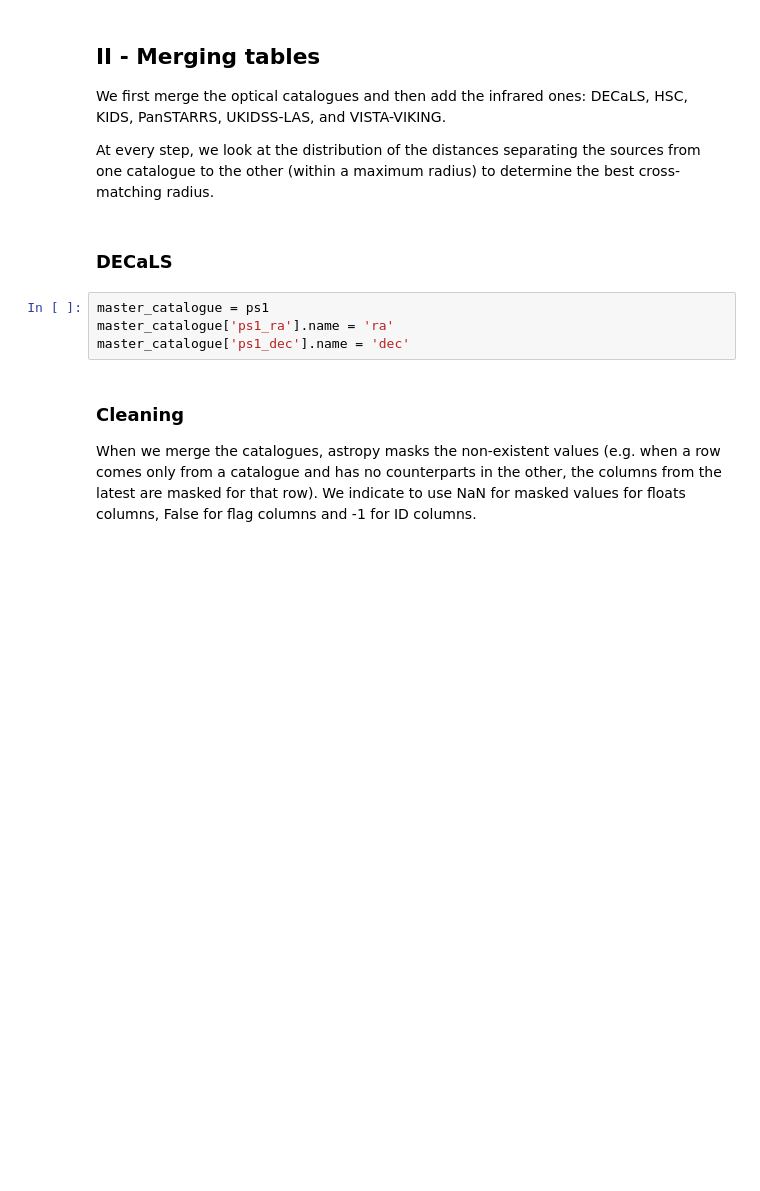
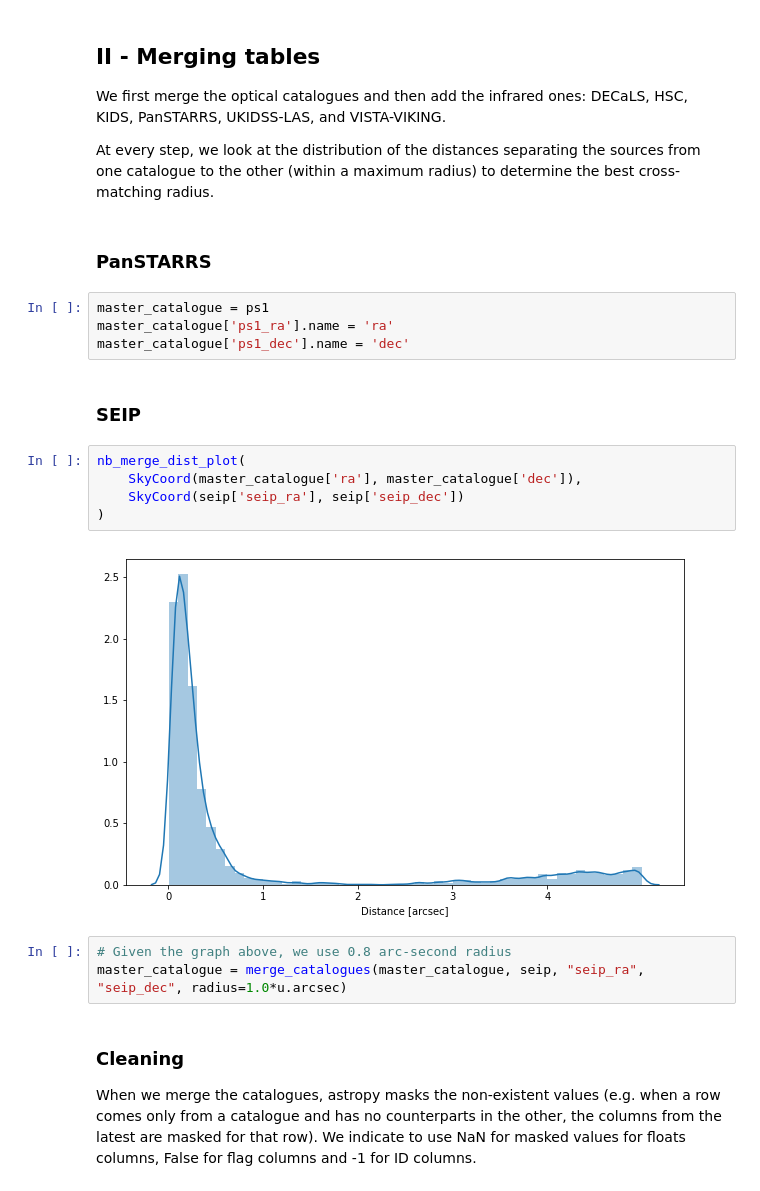
Before and after one commit to H-E-L-P/dmu_products, a Jupyter notebook: dmu1/dmu1_ml_SPIRE-NEP/2_Merging.ipynb, the cells around one changed output. Cells and saved outputs as stored; diff of their text form; blank space fills up the shorter version.

```diff
--- a/dmu1/dmu1_ml_SPIRE-NEP/2_Merging.ipynb
+++ b/dmu1/dmu1_ml_SPIRE-NEP/2_Merging.ipynb
@@ -50,11 +51,23 @@ We first merge the optical catalogues and then add the infrared ones: DECaLS, HS
 
 At every step, we look at the distribution of the distances separating the sources from one catalogue to the other (within a maximum radius) to determine the best cross-matching radius.
 # %% [markdown]
-### DECaLS
+### PanSTARRS
 # %%
 master_catalogue = ps1
 master_catalogue['ps1_ra'].name = 'ra'
 master_catalogue['ps1_dec'].name = 'dec'
+# %% [markdown]
+### SEIP
+# %%
+nb_merge_dist_plot(
+    SkyCoord(master_catalogue['ra'], master_catalogue['dec']),
+    SkyCoord(seip['seip_ra'], seip['seip_dec'])
+)
+# %% [output]
+[figure, added]
+# %%
+# Given the graph above, we use 0.8 arc-second radius
+master_catalogue = merge_catalogues(master_catalogue, seip, "seip_ra", "seip_dec", radius=1.0*u.arcsec)
 # %% [markdown]
 ### Cleaning
 
```
Also changed, not shown: parts of 9 cells of this notebook, 4 other files.
